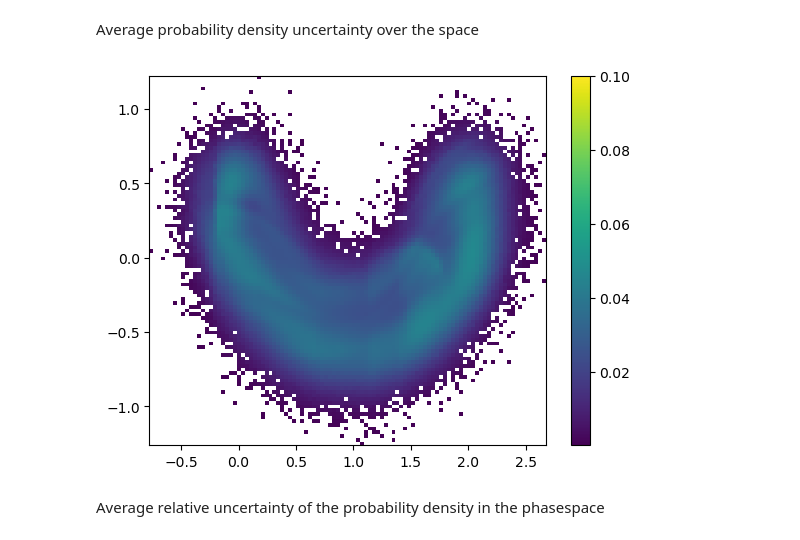
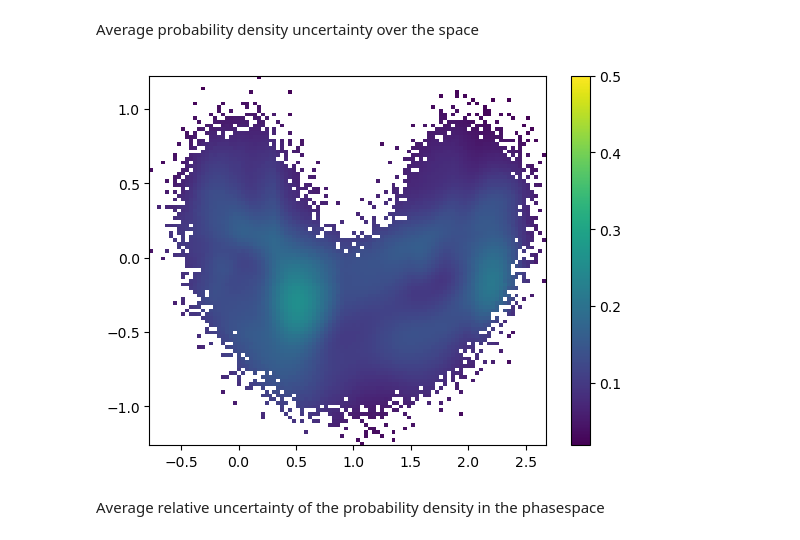
Before and after one commit to probabilists/zuko, a Jupyter notebook: docs/tutorials/bayesian_flows.ipynb, the cells around one changed output. Cells and saved outputs as stored; diff of their text form; code cells hidden in the pictures.

```diff
--- a/docs/tutorials/bayesian_flows.ipynb
+++ b/docs/tutorials/bayesian_flows.ipynb
@@ -173,9 +202,9 @@ model = zuko.flows.spline.NSF(
 # %% [markdown]
 ### Training
 # %%
-opt = torch.optim.AdamW(model.parameters(), lr=1e-4)
+opt = torch.optim.AdamW(bmodel.parameters(), lr=1e-4)
 batch_size = 256
-nepochs = 50
+nepochs = 5
 # %%
 log = []
 indices = np.arange(Nevents)
@@ -185,15 +214,20 @@ for e in range(nepochs):
         x_i = x[indices[i * batch_size : (i + 1) * batch_size]]
         c_i = c[indices[i * batch_size : (i + 1) * batch_size]]
         # print(x.shape)
-        flow_loss = -model(c_i).log_prob(x_i).mean()
-        kl_loss = zuko.utils.total_KL_divergence(model) / Nevents
+        with bmodel.sample() as smodel:
+            # sample the model
+            flow_loss = -smodel(c_i).log_prob(x_i).mean()
+
+        # The KL divergence is automatically computed for all
+        # Bayesian layers in the model when calling this method
+        kl_loss = bmodel.kl_divergence(prior_std=1.0) / Nevents
         loss = flow_loss + kl_loss
 
         opt.zero_grad()
         loss.backward()
         opt.step()
         log.append((loss.item(), flow_loss.item(), kl_loss.item()))
-        if i % 100 == 0:
+        if i % 500 == 0:
             print(
                 f"epoch={e}, step={i}, total loss: {loss.item():.3f}, flow loss:{flow_loss.item():.3f}, KL loss: {kl_loss.item():.3f}"
             )
@@ -211,8 +266,9 @@ plt.legend();
 # %%
 model.eval()
 with torch.no_grad():
-    samples_1 = model(torch.ones((20000, 1))).sample((1,)).cpu().squeeze().numpy()
-    samples_2 = model(torch.zeros((20000, 1))).sample((1,)).cpu().squeeze().numpy()
+    with bmodel.sample() as smodel:
+        samples_1 = smodel(torch.ones((20000, 1))).sample((1,)).cpu().squeeze().numpy()
+        samples_2 = smodel(torch.zeros((20000, 1))).sample((1,)).cpu().squeeze().numpy()
 
 plt.scatter(samples_1[:, 0], samples_1[:, 1])
 plt.scatter(samples_2[:, 0], samples_2[:, 1])
@@ -260,15 +316,16 @@ def profiled_histogram_2d(
     )  # set the color scale
     plt.colorbar(mesh)
 # %%
-model.eval()
+bmodel.eval()
 
 x_test = x[(c == 1).squeeze(-1)][0:100000]
 c_test = torch.ones((x_test.shape[0], 1))
 
 densities = []
 with torch.no_grad():
-    for i in range(100):
-        densities.append(model(c_test).log_prob(x_test))
+    for i in range(30):
+        with bmodel.sample() as smodel:
+            densities.append(smodel(c_test).log_prob(x_test))
 
 D = torch.stack(densities, dim=1)
 D_mean = D.mean(dim=1)
@@ -289,10 +346,10 @@ profiled_histogram_2d(
 Average probability density uncertainty over the space
 # %%
 profiled_histogram_2d(
-    x_test[:, 0].cpu().numpy(), x_test[:, 1].cpu().numpy(), D_std.cpu().numpy(), bins=100, vmax=0.1
+    x_test[:, 0].cpu().numpy(), x_test[:, 1].cpu().numpy(), D_std.cpu().numpy(), bins=100, vmax=0.5
 )
 # %% [output]
-[figure, old version]
+[figure, new version]
 # %% [markdown]
 Average relative uncertainty of the probability density in the phasespace
 # %%
```
Also changed, not shown: parts of 24 cells of this notebook.
